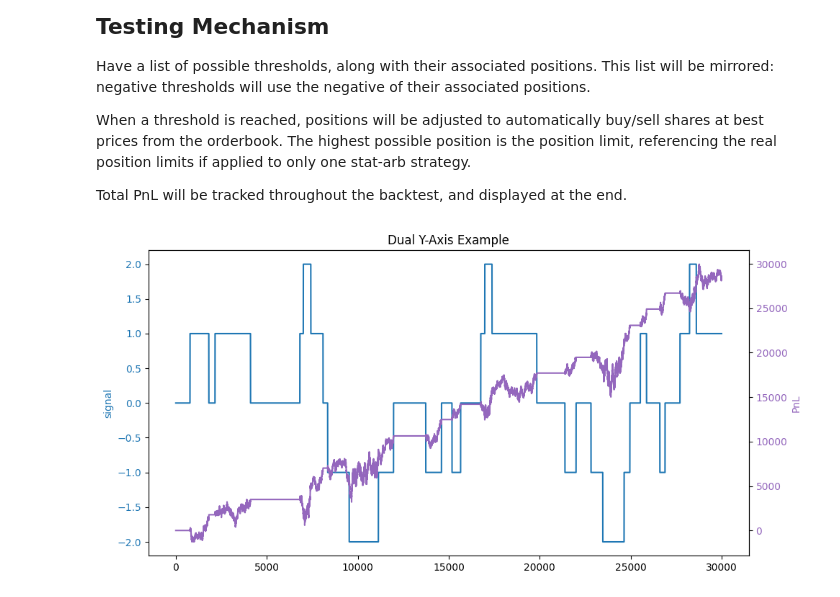
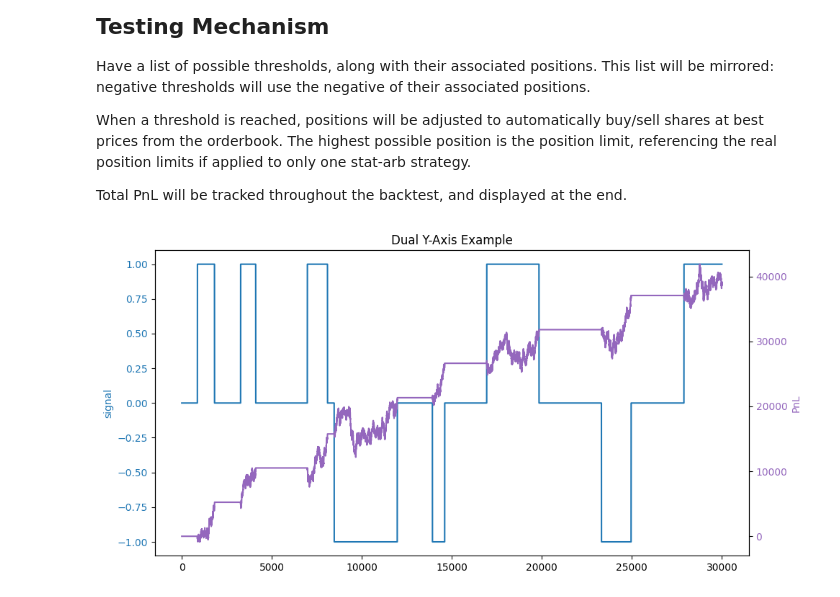
Before and after one commit to naveen-mukkatt/IMC-Prosperity-3, a Jupyter notebook: testing_util/basket_exploration.ipynb, the cells around one changed output. Drawn from its saved outputs; the diff is of its cells as text; code cells hidden in the pictures.

```diff
--- a/testing_util/basket_exploration.ipynb
+++ b/testing_util/basket_exploration.ipynb
@@ -152,7 +152,7 @@ def price_of_synth(basket1: bool, basket2: bool, i: int, vol: int, cost: bool):
     return 0
 
 
-def statarb_bt(col: str, cost: bool) -> tuple[list[float], list[int], list[float]]:
+def statarb_bt(thresholds: list[float], arb_positions: list[int], col: str, cost: bool):
     position = 0   # position of x = long x basket1s, short x(6 * croissants + 3 * jams + 1 * djembe)s
     spent = 0
 
@@ -161,14 +161,13 @@ def statarb_bt(col: str, cost: bool) -> tuple[list[float], list[int], list[float
     std_list = []
     signals = []
     price_list = []
-    thresholds = [-2, -1, -0.1, 0, 0.1, 1, 2]
-    arb_positions = [40, 20, 0, 0, 0, -20, -40]
 
     if len(thresholds) != len(arb_positions):
         raise ValueError("Length of thresholds and positions must be equal.")
 
     sigma = mid_price[col].std()
     mean = mid_price[col].mean()
+    print(f"mean = {mean}, std = {sigma}")
 
     prev_signal = 0
     for i in range(len(mid_price[col])):
@@ -193,33 +192,36 @@ def statarb_bt(col: str, cost: bool) -> tuple[list[float], list[int], list[float
     return pnl, pos_list, std_list, price_list, signals
 # %%
 # plot pnl vs. range(pivot_df.shape[0])
-pnl, pos_list, std_list, price_list, signals = statarb_bt('diff_1', False)
+
+thresholds = [-1.5, 0, 1.5]
+arb_positions = [40, 0, -40]
+pnl, pos_list, std_list, price_list, signals = statarb_bt(thresholds, arb_positions, 'diff_1', False)
 fig, ax1 = plt.subplots(figsize=(10, 5))
 
 ax1.plot(signals, color='tab:blue', label='Signal')
 ax1.set_ylabel('signal', color='tab:blue')
 ax1.tick_params(axis='y', labelcolor='tab:blue')
 
 # ax2 = ax1.twinx()
 # ax2.plot(pos_list, color='tab:green', label='Signals')
 # ax2.set_ylabel('Signals', color='tab:green')
 # ax2.tick_params(axis='y', labelcolor='tab:green')
 
 # ax3 = ax1.twinx()
 # ax3.plot(std_list, color='tab:red', label='Basket Price')
 # ax3.set_ylabel('Basket Price', color='tab:red')
 # ax3.tick_params(axis='y', labelcolor='tab:red')
 
 ax4 = ax1.twinx()
 ax4.plot(pnl, color='tab:purple', label='PnL')
 ax4.set_ylabel('PnL', color='tab:purple')
 ax4.tick_params(axis='y', labelcolor='tab:purple')
 
 plt.title("Dual Y-Axis Example")
 plt.tight_layout()
 plt.show()
 # %% [output]
-[figure, old version]
+[figure, new version]
 # %%
 old_df = pd.read_csv("..\\data\\round2\\prices_round_2_day_-1.csv", sep=';')
 new_df = pd.read_csv("..\\data\\round2_new\\prices_round_2_day_-1.csv", sep=';')
```
Also changed, not shown: parts of 2 cells of this notebook.
